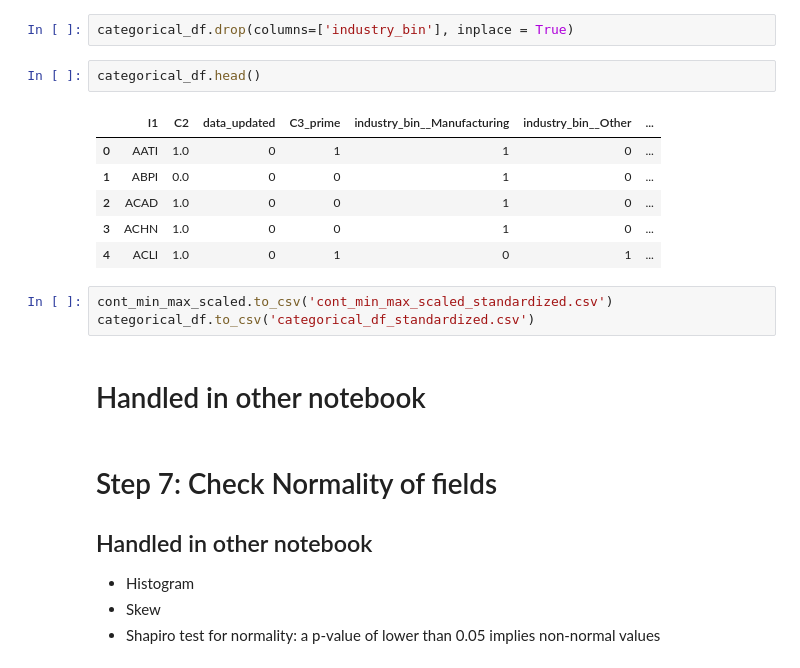
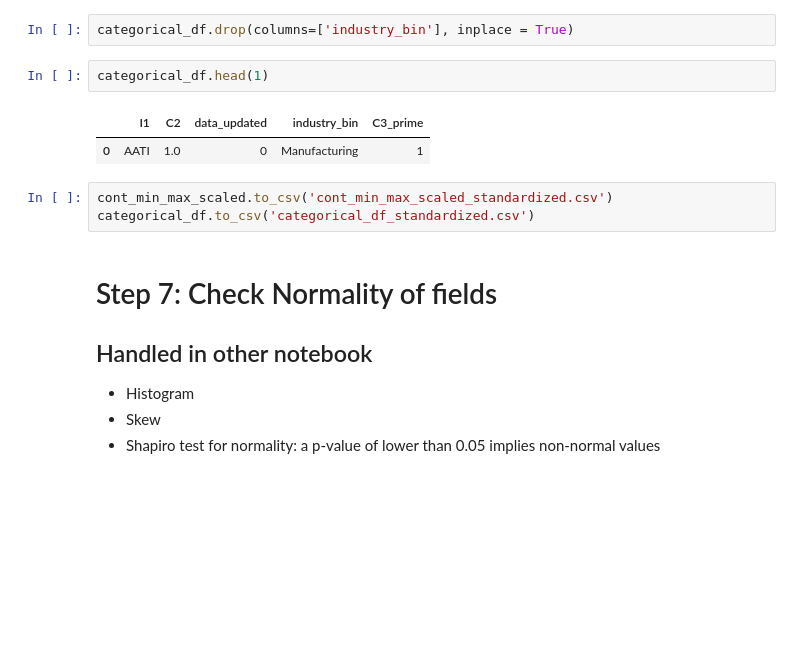
Before and after one commit to fairfield-university-ba545/project1-archana-s-team, a Jupyter notebook: data_prep-pete3.ipynb, the cells around one changed output. Cells and saved outputs as stored; diff of their text form; blank space fills up the shorter version.

```diff
--- a/data_prep-pete3.ipynb
+++ b/data_prep-pete3.ipynb
@@ -917,19 +873,13 @@ categorical_df = pd.concat([categorical_df, one_hot_encode(categorical_df, 'indu
 # %%
 categorical_df.drop(columns=['industry_bin'], inplace = True)
 # %%
-categorical_df.head()
+categorical_df.head(1)
 # %% [output]
-|  | I1 | C2 | data_updated | C3_prime | industry_bin__Manufacturing | industry_bin__Other | ... |
-| 0 | AATI | 1.0 | 0 | 1 | 1 | 0 | ... |
-| 1 | ABPI | 0.0 | 0 | 0 | 1 | 0 | ... |
-| 2 | ACAD | 1.0 | 0 | 0 | 1 | 0 | ... |
-| 3 | ACHN | 1.0 | 0 | 0 | 1 | 0 | ... |
-| 4 | ACLI | 1.0 | 0 | 1 | 0 | 1 | ... |
+|  | I1 | C2 | data_updated | industry_bin | C3_prime |
+| 0 | AATI | 1.0 | 0 | Manufacturing | 1 |
 # %%
 cont_min_max_scaled.to_csv('cont_min_max_scaled_standardized.csv')
 categorical_df.to_csv('categorical_df_standardized.csv')
-# %% [markdown]
-# Handled in other notebook
 # %% [markdown]
 # Step 7: Check Normality of fields
 
```
Also changed, not shown: parts of 22 cells of this notebook.
